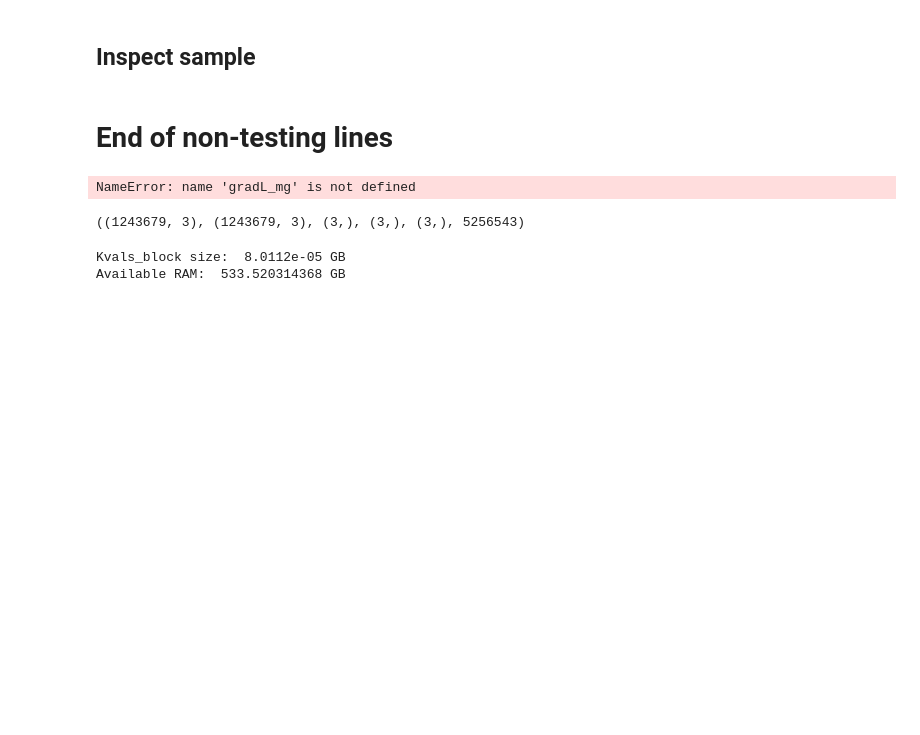
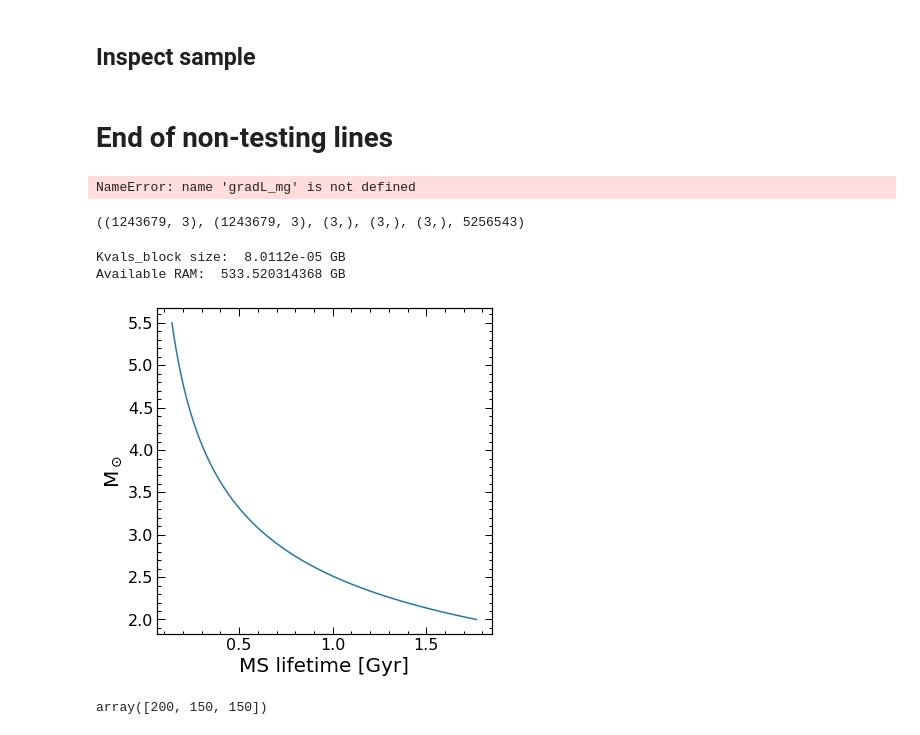
Before and after one commit to PaulMcMillan-Astro/DeprojectionProject, a Jupyter notebook: DanielsTesting.ipynb, the cells around one changed output. Drawn from its saved outputs; the diff is of its cells as text; code cells hidden in the pictures; blank space fills up the shorter version.

```diff
--- a/DanielsTesting.ipynb
+++ b/DanielsTesting.ipynb
@@ -732,3 +733,13 @@ with open('output.txt', 'wb') as f:
 # %% [output]
 Kvals_block size:  8.0112e-05 GB
 Available RAM:  533.520314368 GB
+# %%
+M = np.linspace(2, 5.5, 1000)
+t = 10*(1/M)**2.5
+# %%
+plt.plot(t, M)
+plt.xlabel('MS lifetime [Gyr]')
+plt.ylabel('M$_\odot$')
+plt.show()
+# %% [output]
+[figure, added]
@@ -734,0 +751,4 @@ Available RAM:  533.520314368 GB
+# %%
+vmax
+# %% [output]
+array([200, 150, 150])
```
Also changed, not shown: parts of 3 cells of this notebook, 2 other files.
